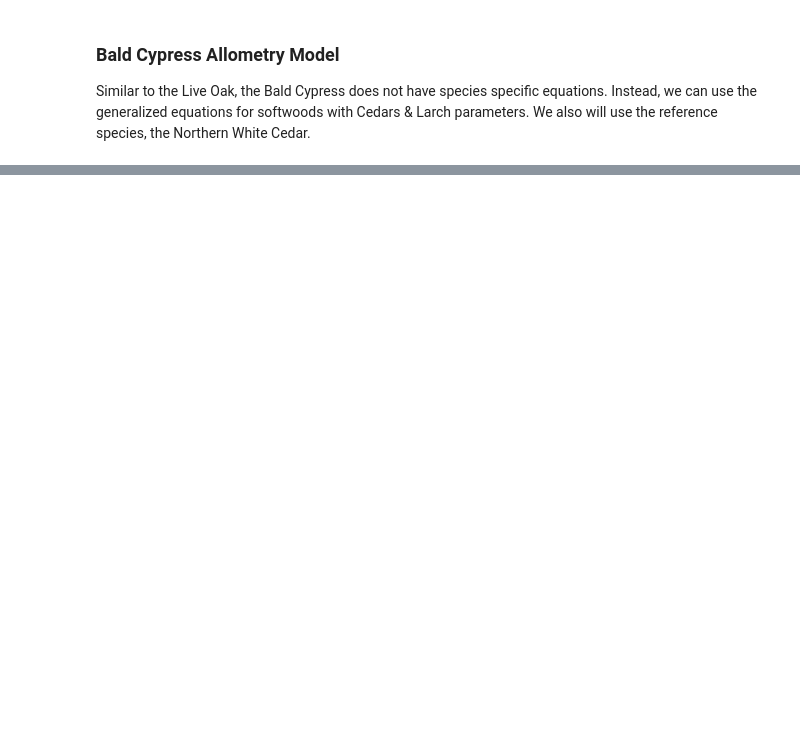
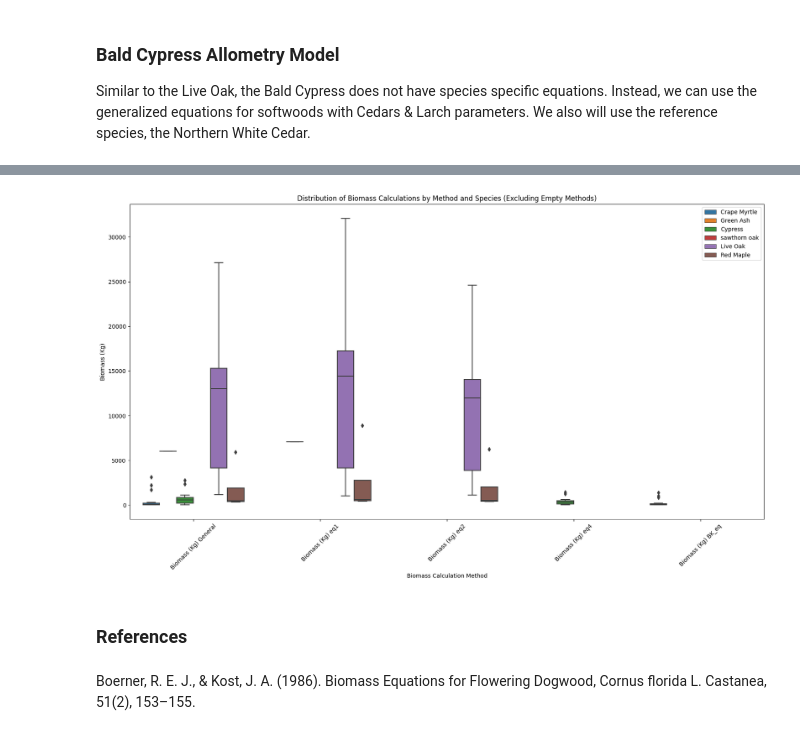
Before and after one commit to mikafur32/allometry-Assignment2, a Jupyter notebook: allometry.ipynb, the cells around one changed output, grey strips where cells are left out. Cells and saved outputs as stored; diff of their text form; code cells hidden in the pictures; blank space fills up the shorter version.

```diff
--- a/allometry.ipynb
+++ b/allometry.ipynb
@@ -169,5 +207,4 @@ The equation provided is only applicable up to 30cm, explaining some of the larg
 # Equation 4
 a, b, c, d = 0,	0,	0.1148,	2.1439
 
-baldCypress = consolidated_data[consolidated_data["Species"] == "Cypress"]
-consolidated_data.loc[consolidated_data["Species"] == "Cypress","Biomass (Kg) eq4"] = baldCypress["Diameter (cm)"].apply(Jenkins_allometric_equations["eq4"], args=(a, b, c, d))
+consolidated_data.loc[consolidated_data["Species"] == "Cypress","Biomass (Kg) eq4"] = baldCypress["Diameter (cm)"].apply(allometric_equations["eq4"], args=(a, b, c, d))
@@ -192,0 +298,37 @@ consolidated_data[consolidated_data["Species"] == "Cypress"]
+# %%
+# Identify columns that have no data
+biomass_columns = ['Biomass (Kg) General',
+ 'Biomass (Kg) eq1',
+ 'Biomass (Kg) eq2',
+ 'Biomass (Kg) eq3',
+ 'Biomass (Kg) eq4',
+ 'Biomass (Kg) eq5',
+ 'Biomass (Kg) eq6',
+ 'Biomass (Kg) eq7',
+ 'Biomass (Kg) eq8',
+ 'Biomass (Kg) eq9',
+ 'Biomass (Kg) BK_eq']
+
+columns_with_data = consolidated_data[biomass_columns].dropna(axis=1, how='all').columns
+
+# Melt the filtered data with only the columns that have data
+biomass_melted_with_data = consolidated_data.melt(id_vars=["Tree #", "Species"],
+                                                            value_vars=columns_with_data,
+                                                            var_name="Method", value_name="Biomass (Kg)")
+
+# Plot the data with species differentiation
+plt.figure(figsize=(20, 10))
+sns.boxplot(x="Method", y="Biomass (Kg)", hue="Species", data=biomass_melted_with_data)
+plt.xticks(rotation=90)
+plt.title("Distribution of Biomass Calculations by Method and Species (Excluding Empty Methods)")
+plt.ylabel("Biomass (Kg)")
+plt.xlabel("Biomass Calculation Method")
+plt.xticks(rotation=45)
+plt.legend(loc='upper right')
+plt.show()
+# %% [output]
+[figure, added]
+# %% [markdown]
+### References
+# %% [markdown]
+Boerner, R. E. J., & Kost, J. A. (1986). Biomass Equations for Flowering Dogwood, Cornus florida L. Castanea, 51(2), 153–155.
```
Also changed, not shown: parts of 29 cells of this notebook, 2 other files.
